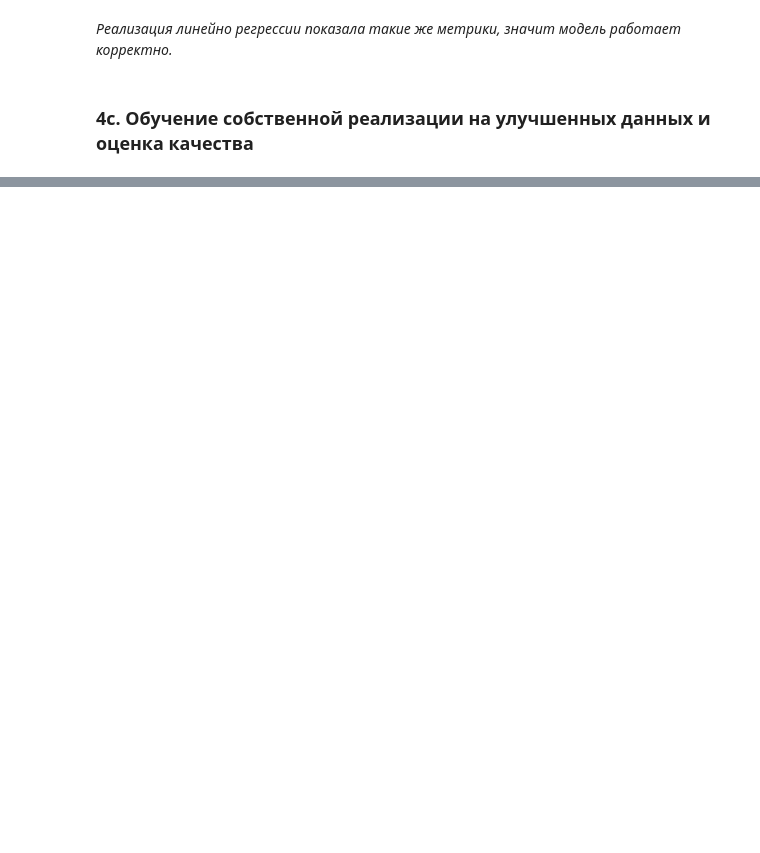
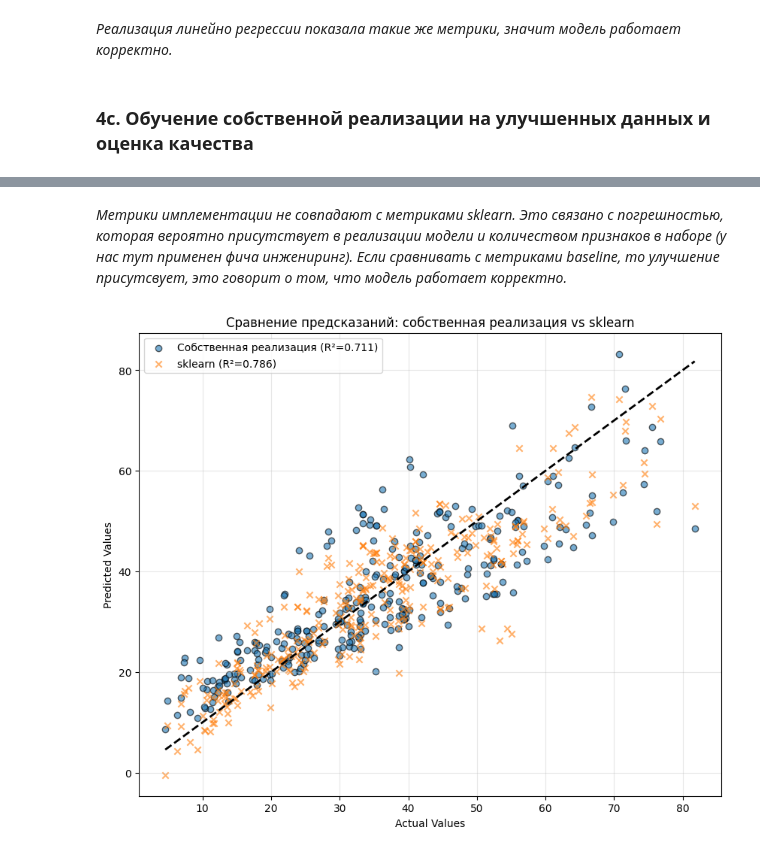
Before and after one commit to khanboglai/frameworks_AI, a Jupyter notebook: lab2.ipynb, the cells around one changed output, grey strips where cells are left out. Drawn from its saved outputs; the diff is of its cells as text; code cells hidden in the pictures; blank space fills up the shorter version.

```diff
--- a/lab2.ipynb
+++ b/lab2.ipynb
@@ -718,16 +994,0 @@ class LogisticRegressionCustom:
-# %%
-class LinearRegressionCustom:
-    def fit(self, X, y):
-        X = np.array(X)
-        y = np.array(y)
-        # Добавляем столбец единиц для bias
-        X_b = np.c_[np.ones((X.shape[0], 1)), X]
-        # Аналитическое решение: w = (X^T X)^(-1) X^T y
-        self.theta = np.linalg.inv(X_b.T.dot(X_b)).dot(X_b.T).dot(y)
-        self.bias = self.theta[0]
-        self.weights = self.theta[1:]
-        return self
-
-    def predict(self, X):
-        X = np.array(X)
-        return np.dot(X, self.weights) + self.bias
@@ -974,0 +1404,18 @@ plt.show()
+# %% [markdown]
+*Метрики имплементации не совпадают с метриками sklearn. Это связано с погрешностью, которая вероятно присутствует в реализации модели и количеством признаков в наборе (у нас тут применен фича инжениринг). Если сравнивать с метриками baseline, то улучшение присутсвует, это говорит о том, что модель работает корректно.*
+# %%
+plt.figure(figsize=(10, 8))
+plt.scatter(y_test_concrete_fe, y_pred_concrete_fe_custom, alpha=0.6, edgecolors='k',
+            label=f'Собственная реализация (R²={r2_custom_improved:.3f})')
+plt.scatter(y_test_concrete_fe, y_pred_concrete_fe_imp, alpha=0.6, edgecolors='r', marker='x',
+            label=f'sklearn (R²={r2_sklearn_improved:.3f})')
+plt.plot([y_test_concrete_fe.min(), y_test_concrete_fe.max()],
+         [y_test_concrete_fe.min(), y_test_concrete_fe.max()], 'k--', lw=2)
+plt.xlabel('Actual Values')
+plt.ylabel('Predicted Values')
+plt.title('Сравнение предсказаний: собственная реализация vs sklearn')
+plt.legend()
+plt.grid(alpha=0.3)
+plt.show()
+# %% [output]
+[figure, added]
```
Also changed, not shown: parts of 61 cells of this notebook.
